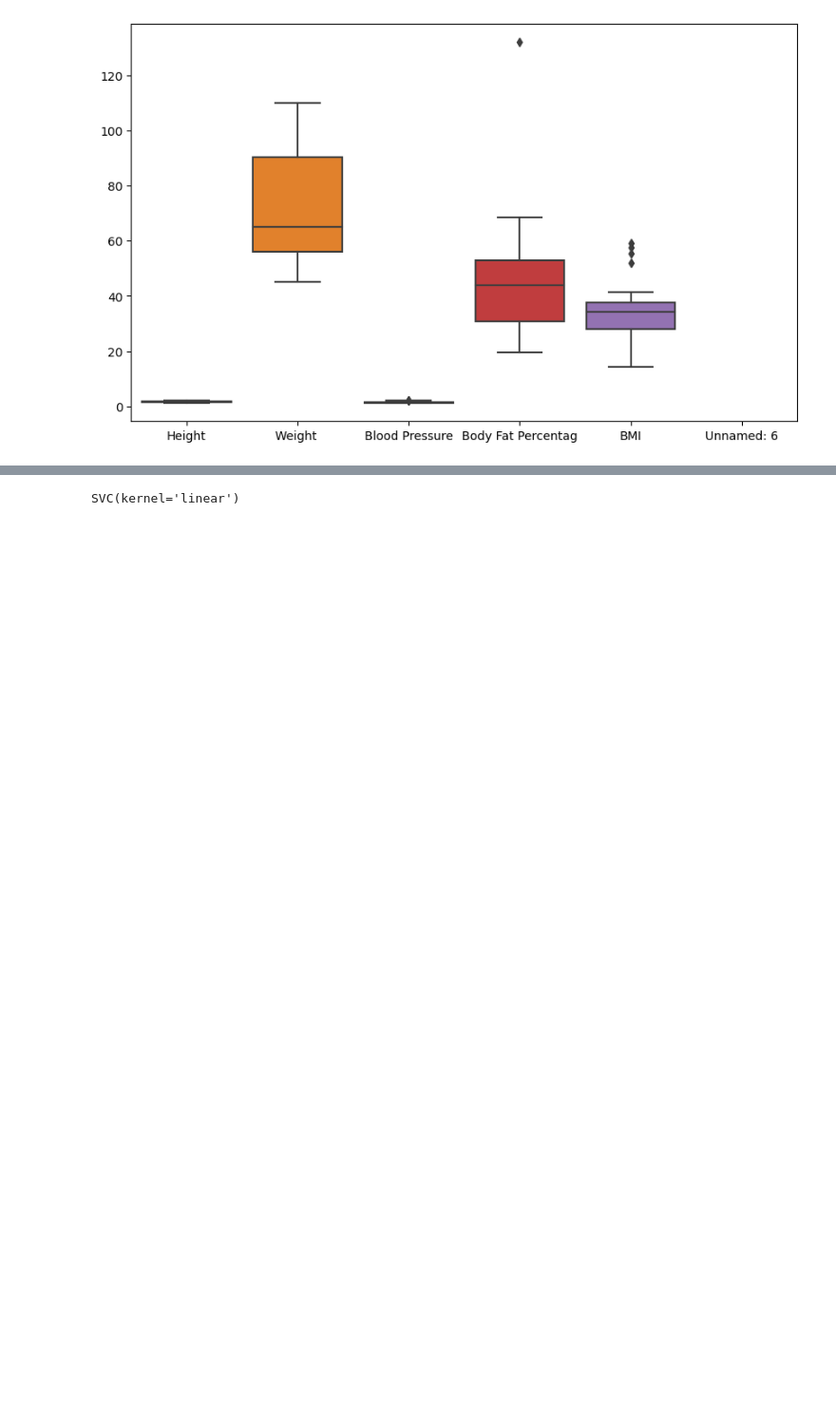
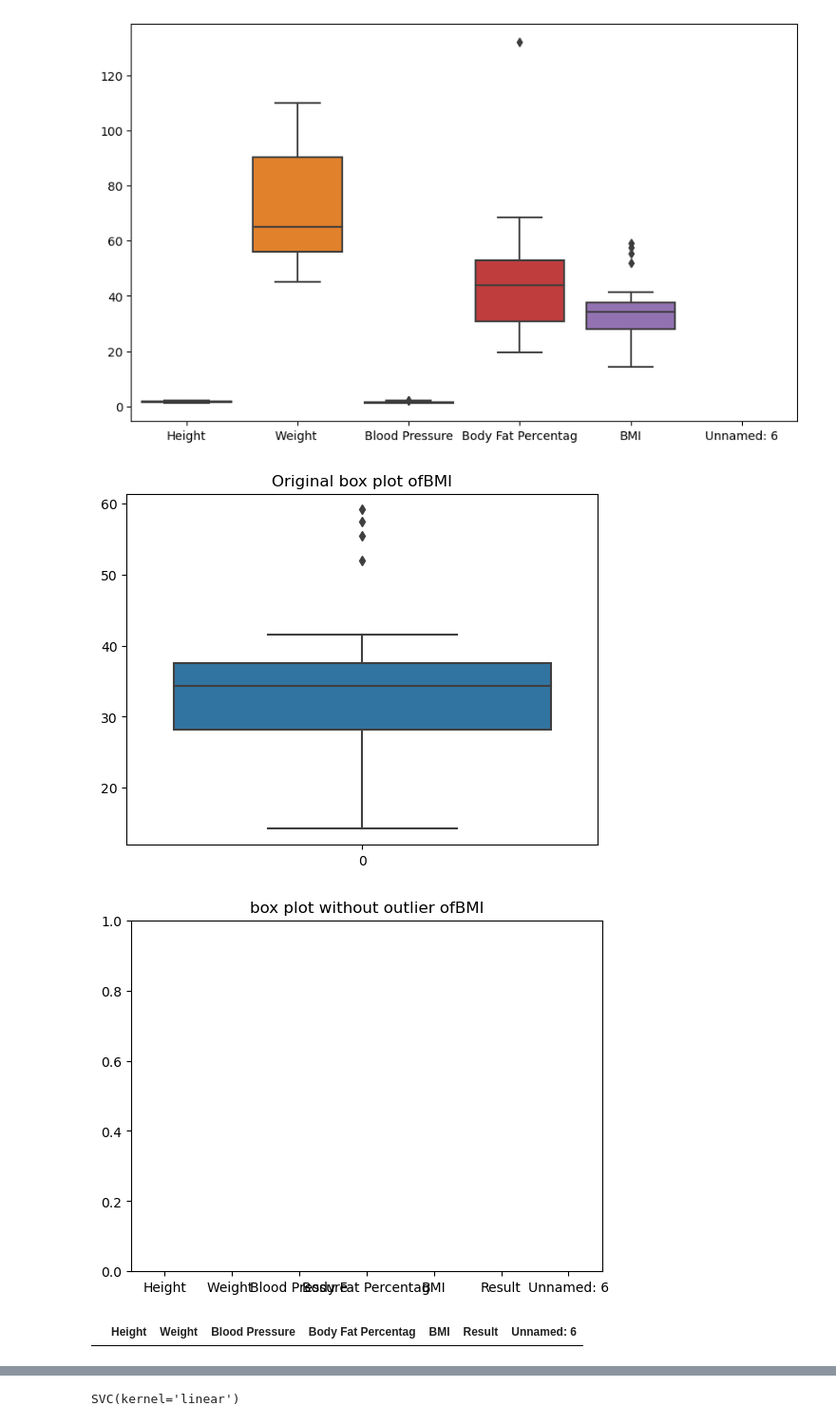
Before and after one commit to Kunal-Aher/Kunal-Aher, a Jupyter notebook: SVM.ipynb, the cells around one changed output, grey strips where cells are left out. Shown at 95% size. Cells and saved outputs as stored; diff of their text form; code cells hidden in the pictures; blank space fills up the shorter version.

```diff
--- a/SVM.ipynb
+++ b/SVM.ipynb
@@ -50,3 +50,25 @@ sns.boxplot(data=dfs)
 # %% [output]
 <Axes: >
 [figure]
+# %%
+#removing outliers
+def removel_of_outlier(df,column,threshold):
+    sns.boxplot(dfs["BMI"])
+    plt.title(f'Original box plot of{"BMI"}')
+    plt.show()
+
+    removed_outliers=df[df["BMI"]<= threshold]
+
+
+    sns.boxplot(removed_outliers)
+    plt.title(f'box plot without outlier of{"BMI"}')
+    plt.show()
+    return removed_outliers
+
+t=0.12
+
+removel_of_outlier(dfs,'BMI',t)
+# %% [output]
+[figure, added]
+[figure, added]
+|  | Height | Weight | Blood Pressure | Body Fat Percentag | BMI | Result | Unnamed: 6 |
```
Also changed, not shown: parts of 13 cells of this notebook, 6 other files.
